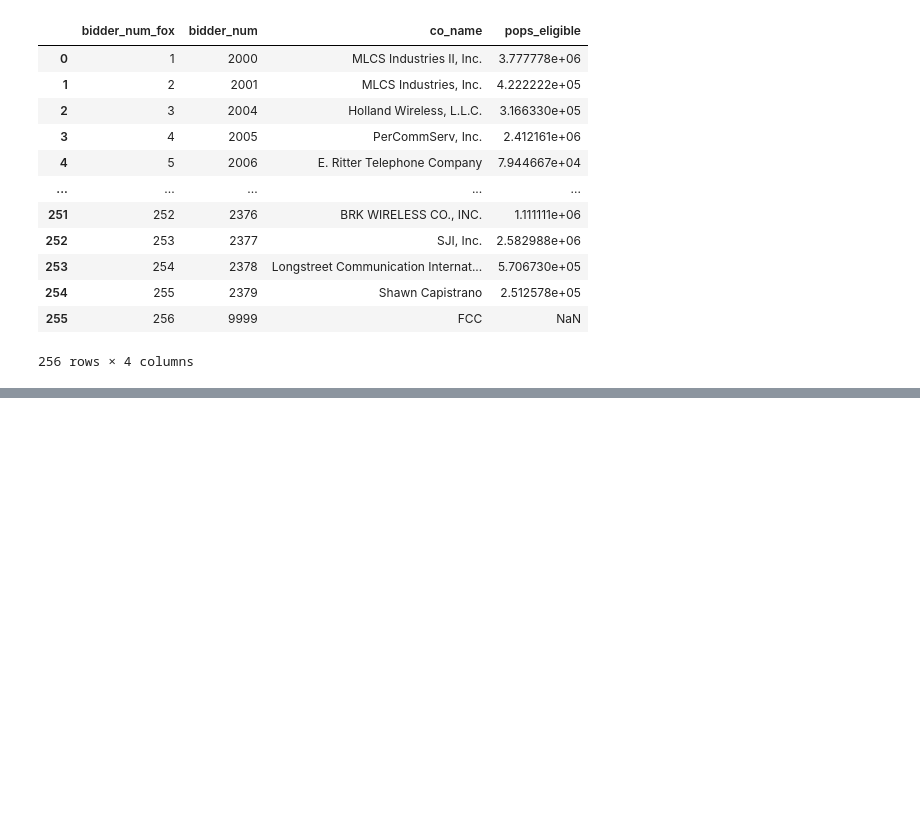
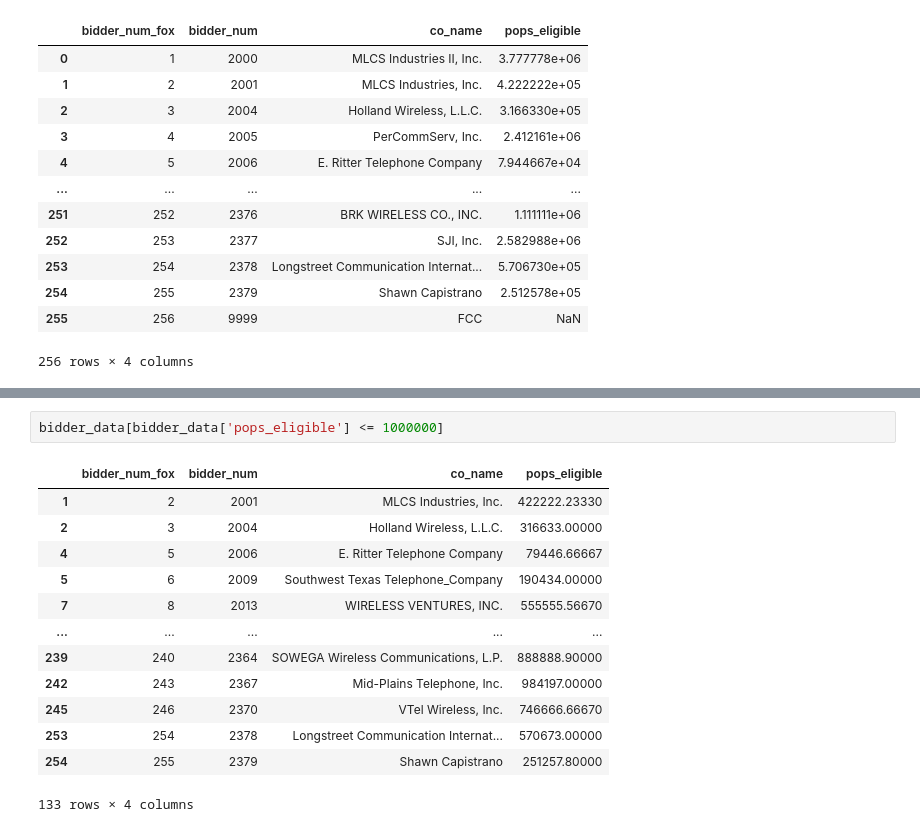
Before and after one commit to enzodipasquale/combinatorial-choice-estimation, a Jupyter notebook: Empirical_application/Fox_Bajari_application.ipynb, the cells around one changed output, grey strips where cells are left out. Saved outputs shown, nothing was run; the diff lists cells and outputs as text; blank space fills up the shorter version.

```diff
--- a/Empirical_application/Fox_Bajari_application.ipynb
+++ b/Empirical_application/Fox_Bajari_application.ipynb
@@ -61,0 +140,16 @@ bidder_data
+# %%
+bidder_data[bidder_data['pops_eligible'] <= 1000000]
+# %% [output]
+|  | bidder_num_fox | bidder_num | co_name | pops_eligible |
+| 1 | 2 | 2001 | MLCS Industries, Inc. | 422222.23330 |
+| 2 | 3 | 2004 | Holland Wireless, L.L.C. | 316633.00000 |
+| 4 | 5 | 2006 | E. Ritter Telephone Company | 79446.66667 |
+| 5 | 6 | 2009 | Southwest Texas Telephone_Company | 190434.00000 |
+| 7 | 8 | 2013 | WIRELESS VENTURES, INC. | 555555.56670 |
+| ... | ... | ... | ... | ... |
+| 239 | 240 | 2364 | SOWEGA Wireless Communications, L.P. | 888888.90000 |
+| 242 | 243 | 2367 | Mid-Plains Telephone, Inc. | 984197.00000 |
+| 245 | 246 | 2370 | VTel Wireless, Inc. | 746666.66670 |
+| 253 | 254 | 2378 | Longstreet Communication Internat... | 570673.00000 |
+| 254 | 255 | 2379 | Shawn Capistrano | 251257.80000 |
+133 rows × 4 columns
```
Also changed, not shown: parts of 6 cells of this notebook, 5 other files.
